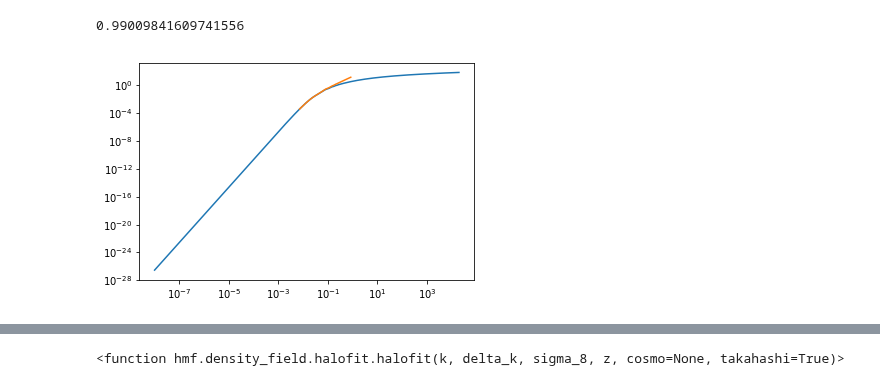
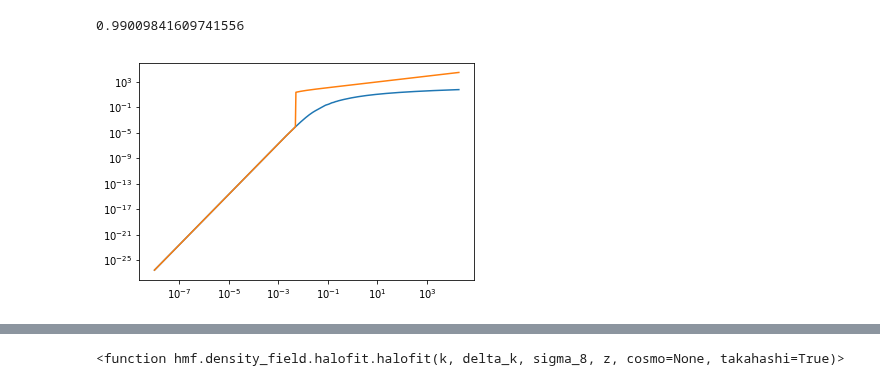
Before and after one commit to halomod/hmf, a Jupyter notebook: development/halofit_testing.ipynb, the cells around one changed output, grey strips where cells are left out. Cells and saved outputs as stored; diff of their text form; code cells hidden in the pictures.

```diff
--- a/development/halofit_testing.ipynb
+++ b/development/halofit_testing.ipynb
@@ -120,17 +120,17 @@ k = t.k
 
 pnorm = t.power * k**3 / (2*np.pi**2)
 pnorm_ = interp1d(k, pnorm)(ktotal)
-pnlw=density_field.halofit(ktotal, pnorm_, sigma_8, zbin, cosmo=my_cosmo.cosmo, takahashi=True) #Generate (?) non-linear wiggles with halofit
+pnlw=density_field.halofit(k, pnorm, sigma_8, zbin, cosmo=my_cosmo.cosmo, takahashi=True) #Generate (?) non-linear wiggles with halofit
 #pnlnw=density_field.halofit.halofit(ktotal,pnorm_nw, sigma_8, zbin, cosmo=my_cosmo, takahashi=True) #Generate (?) non-linear no-wiggles with halofit
 # %%
 interp1d?
 # %%
 plt.plot(k, pnorm)
-plt.plot(ktotal,pnlw)
+plt.plot(k,pnlw)
 plt.xscale('log')
 plt.yscale('log')
 # %% [output]
-[figure, old version]
+[figure, new version]
 # %%
 pnlw
 # %% [output]
```
Also changed, not shown: 2 other files.
